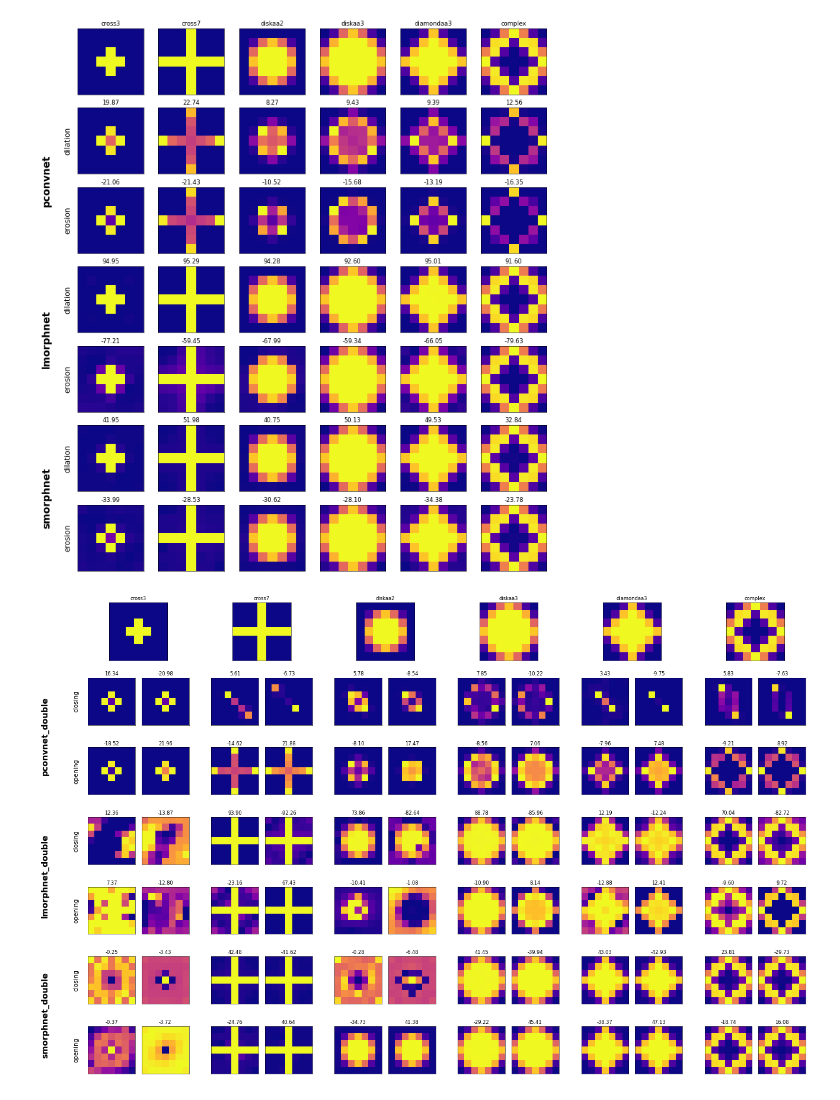
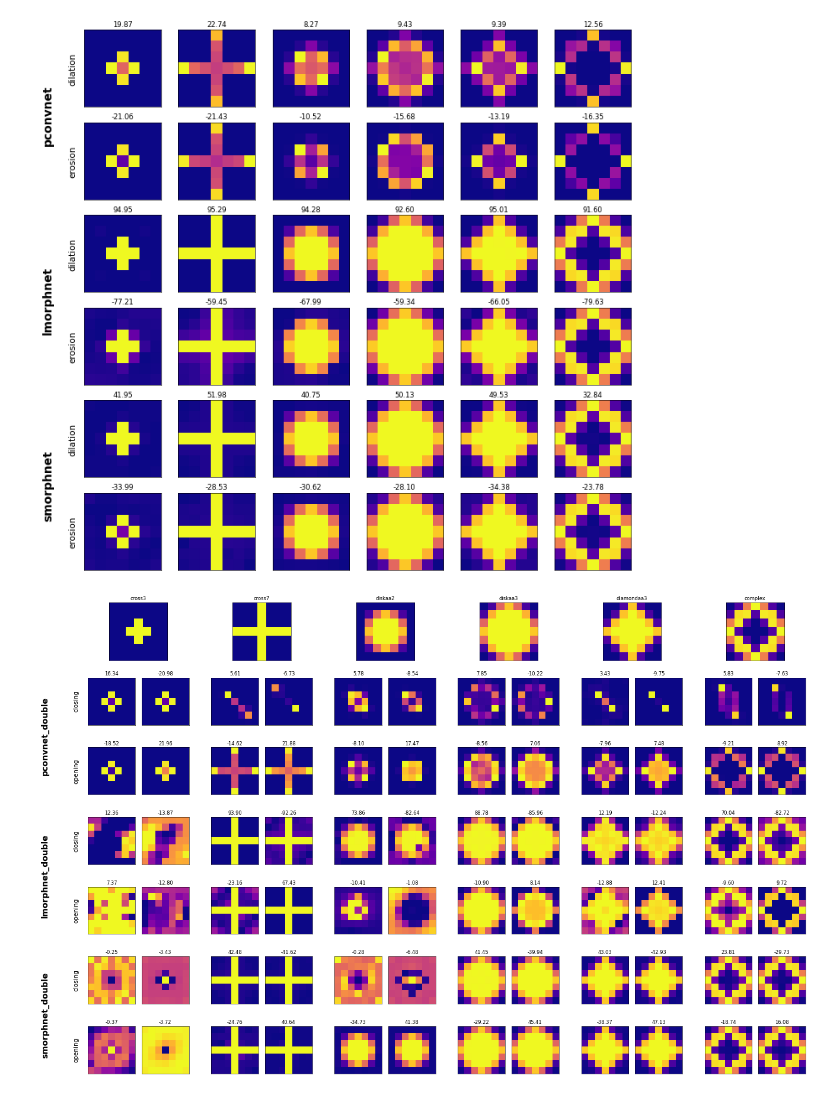
Before and after one commit to TheodoreAouad/MorphoNet, a Jupyter notebook: analysis/output_visualisation.ipynb, the cells around one changed output. Drawn from its saved outputs; the diff is of its cells as text; code cells hidden in the pictures.

```diff
--- a/analysis/output_visualisation.ipynb
+++ b/analysis/output_visualisation.ipynb
@@ -16,7 +18,10 @@ plt.show()
 # %%
 def plot_filters(layer_name, var_name, layers, sel_idx, op, grid, fig, row, n_filters):
-    neg_weights = 1 if layer_name == "pconv" else ops[n_filters][op]
     l1_name = [ x for x in layers.keys() if f"{layer_name}1" in x ][0]
+    if op == None:
+        neg_weights = 1 if layers[l1_name][f'weights/{var_name}'][()].squeeze() > 0 else 0
+    else:
+        neg_weights = 1 if layer_name == "pconv" else ops[n_filters][op]
     l1 = layers[f"{l1_name}/weights/filter"][()] * (-1 + 2 * neg_weights)
 
     start_column = n_padding_column + global_column_size * sel_idx
@@ -27,8 +32,11 @@ def plot_filters(layer_name, var_name, layers, sel_idx, op, grid, fig, row, n_fi
     plt.title(f"{layers[l1_name][f'weights/{var_name}'][()].squeeze():.2f}")
 
     if n_filters == 2:
-        neg_weights = 0 if layer_name == "pconv" else neg_weights
         l2_name = [ x for x in layers.keys() if f"{layer_name}2" in x ][0]
+        if op == None:
+            neg_weights = 0 if layers[l2_name][f'weights/{var_name}'][()].squeeze() > 0 else 1
+        else:
+            neg_weights = 0 if op == None or layer_name == "pconv" else neg_weights
         l2 = layers[f"{l2_name}/weights/filter"][()] * (1 - 2 * neg_weights)
 
         fig.add_subplot(grid[row, start_column + 1: start_column + 2], **plot_params)
@@ -69,7 +79,7 @@ net_plots = { "lmorphnet_double": plot_lmorph,
               "smorphnet": plot_smorph }
 # %%
 # Creating the global grid
-def init(nb_rows, coeff=2):
+def init(nb_rows, coeff=2, print_selem=True):
     fig = plt.figure(constrained_layout=False,
                      figsize=(1 + nb_rows, coeff * (n_padding_column + len(selems) * global_column_size)),
                      dpi=50)
@@ -79,12 +89,13 @@ def init(nb_rows, coeff=2):
                             left=0, right=2)
 
     # Filling selem row
-    for i, sel_image in enumerate(selems):
-        left_border = n_padding_column + i * global_column_size
-        right_border = left_border + max_n_filter
-        fig.add_subplot(grid[0, left_border:right_border], **plot_params)
-        plt.imshow(image.imread(f"{out_path}/selems/{sel_image}.png"))
-        plt.title(sel_image)
+    if print_selem:
+        for i, sel_image in enumerate(selems):
+            left_border = n_padding_column + i * global_column_size
+            right_border = left_border + max_n_filter
+            fig.add_subplot(grid[0, left_border:right_border], **plot_params)
+            plt.imshow(image.imread(f"../out_benches/selems/{sel_image}.png"))
+            plt.title(sel_image)
 
     params = { "grid": grid,
                "fig": fig,
@@ -92,7 +103,7 @@ def init(nb_rows, coeff=2):
 
     return fig, grid, params
 # %%
-def plot(net_list, row, params, n_filters, run=0):
+def plot(net_list, row, params, n_filters, run=0, dataset="mnist"):
     params["n_filters"] = n_filters
 
     for net in net_list:
@@ -107,7 +118,7 @@ def plot(net_list, row, params, n_filters, run=0):
             fig.add_subplot(grid[row:row + 1, 1], frameon=False, **plot_params)
             plt.ylabel(op, fontsize=15)
             for sel_idx, sel in enumerate(selems):
-                path = f"{out_path}/mnist_{net}_mse_{op}_{sel}_{run}"
+                path = f"{out_path}/{dataset}_{net}_mse_{op}_{sel}_{run}"
                 n_batches = len(os.listdir(f"{path}/vis/batches/"))
 
                 with h5py.File(f"{path}/vis/batches/{n_batches - 1:06}.h5", "r") as file:
@@ -132,11 +141,11 @@ plt.show()
 # %%
-fig, grid, params = init(len(snets) * len(sop), coeff=1)
+fig, grid, params = init(len(snets) * len(sop), coeff=1, print_selem=False)
 
 plot(snets, 1, params, 1)
 
 plt.show()
 # %% [output]
-[figure, old version]
+[figure, new version]
 # %%
 fig, grid, params = init(2 * (len(dnets) * len(dop)))
 
```
Also changed, not shown: parts of 21 cells of this notebook, 2 other files.
